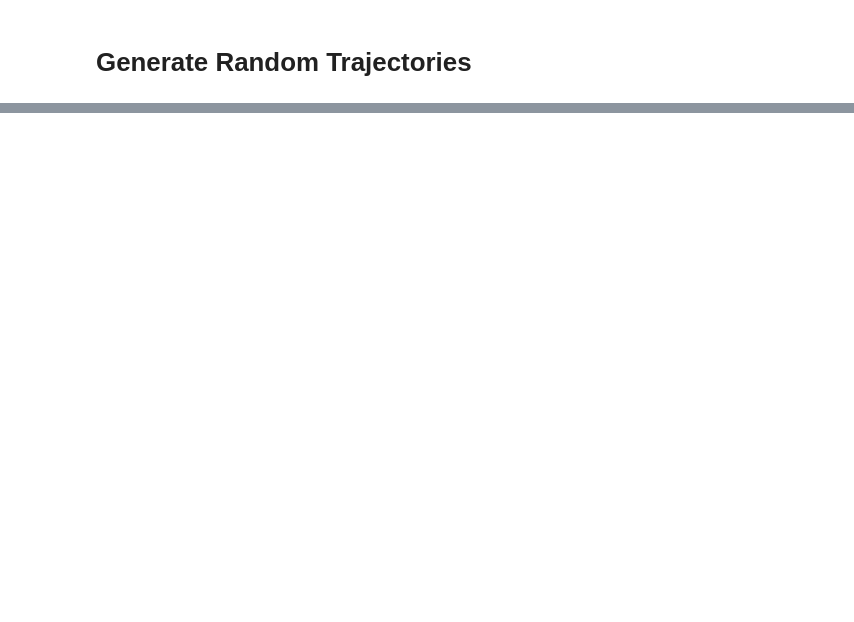
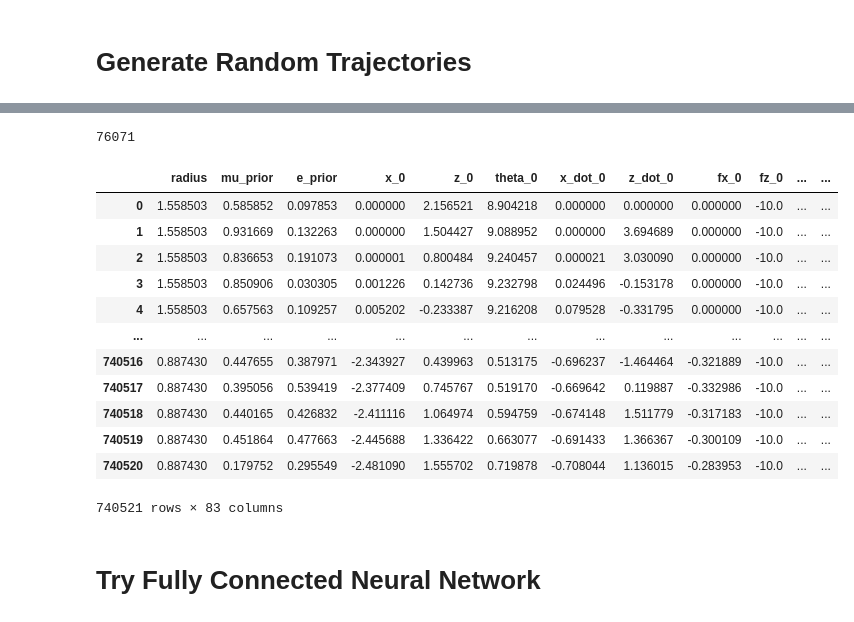
Before and after one commit to tylerjohnbecker/Nonlinear_and_Data_Driven_Estimation, a Jupyter notebook: BouncingBallNN.ipynb, the cells around one changed output, grey strips where cells are left out. Saved outputs shown, nothing was run; the diff lists cells and outputs as text; code cells hidden in the pictures; blank space fills up the shorter version.

```diff
--- a/BouncingBallNN.ipynb
+++ b/BouncingBallNN.ipynb
@@ -362,0 +484,4 @@ Text(0, 0.5, 'theta_dot')
+# %%
+def compute_velocity(init_val, final_val, delta_t=delta_t):
+    assert delta_t != 0, "Delta t cannot be 0"
+    return (final_val - init_val) / delta_t
@@ -362,0 +607,38 @@ Text(0, 0.5, 'theta_dot')
+# %%
+def to_windows(trajectories, inputs):
+    to_ret = []
+
+    filler = np.array([0,0,0,0,0,0,0,0])
+    stack = FixedSizeStack(window_size, filler)
+
+    prev_x = trajectories[0][0]
+    prev_z = trajectories[0][2]
+
+    for index in range(len(trajectories)):
+
+        x_dot = compute_velocity(prev_x, trajectories[index][0])
+        z_dot = compute_velocity(prev_z, trajectories[index][2])
+
+        n_addition = np.hstack((trajectories[index], np.array([x_dot, z_dot]), inputs[index]))
+
+        stack.push(n_addition)
+
+        prev_x = trajectories[index][0]
+        prev_z = trajectories[index][2]
+
+        to_ret.append(stack.to_list())
+
+    return to_ret
+# %%
+output_names = ['mu', 'e', 'mu_conf', 'e_conf']
+
+# spaghetti to get the input names list correct
+input_names = [['radius', 'mu_prior', 'e_prior']]
+tmp = [ [f'x_{i}', f'z_{i}', f'theta_{i}', f'x_dot_{i}', f'z_dot_{i}', f'fx_{i}', f'fz_{i}', f'tau_{i}'] for i in range(window_size)]
+tmp = sum(tmp, [])
+input_names.append(tmp)
+input_names = sum(input_names, [])
+# %%
+len(data)
+# %% [output]
+76071
@@ -362,0 +688,18 @@ Text(0, 0.5, 'theta_dot')
+# %%
+x_df, y_df = make_data(data, inputs, labels, params)
+# %%
+x_df
+# %% [output]
+|  | radius | mu_prior | e_prior | x_0 | z_0 | theta_0 | x_dot_0 | z_dot_0 | fx_0 | fz_0 | ... | ... |
+| 0 | 1.558503 | 0.585852 | 0.097853 | 0.000000 | 2.156521 | 8.904218 | 0.000000 | 0.000000 | 0.000000 | -10.0 | ... | ... |
+| 1 | 1.558503 | 0.931669 | 0.132263 | 0.000000 | 1.504427 | 9.088952 | 0.000000 | 3.694689 | 0.000000 | -10.0 | ... | ... |
+| 2 | 1.558503 | 0.836653 | 0.191073 | 0.000001 | 0.800484 | 9.240457 | 0.000021 | 3.030090 | 0.000000 | -10.0 | ... | ... |
+| 3 | 1.558503 | 0.850906 | 0.030305 | 0.001226 | 0.142736 | 9.232798 | 0.024496 | -0.153178 | 0.000000 | -10.0 | ... | ... |
+| 4 | 1.558503 | 0.657563 | 0.109257 | 0.005202 | -0.233387 | 9.216208 | 0.079528 | -0.331795 | 0.000000 | -10.0 | ... | ... |
+| ... | ... | ... | ... | ... | ... | ... | ... | ... | ... | ... | ... | ... |
+| 740516 | 0.887430 | 0.447655 | 0.387971 | -2.343927 | 0.439963 | 0.513175 | -0.696237 | -1.464464 | -0.321889 | -10.0 | ... | ... |
+| 740517 | 0.887430 | 0.395056 | 0.539419 | -2.377409 | 0.745767 | 0.519170 | -0.669642 | 0.119887 | -0.332986 | -10.0 | ... | ... |
+| 740518 | 0.887430 | 0.440165 | 0.426832 | -2.411116 | 1.064974 | 0.594759 | -0.674148 | 1.511779 | -0.317183 | -10.0 | ... | ... |
+| 740519 | 0.887430 | 0.451864 | 0.477663 | -2.445688 | 1.336422 | 0.663077 | -0.691433 | 1.366367 | -0.300109 | -10.0 | ... | ... |
+| 740520 | 0.887430 | 0.179752 | 0.295549 | -2.481090 | 1.555702 | 0.719878 | -0.708044 | 1.136015 | -0.283953 | -10.0 | ... | ... |
+740521 rows × 83 columns
@@ -362,0 +709,2 @@ Text(0, 0.5, 'theta_dot')
+# %% [markdown]
+# Try Fully Connected Neural Network
```
Also changed, not shown: parts of 39 cells of this notebook.
